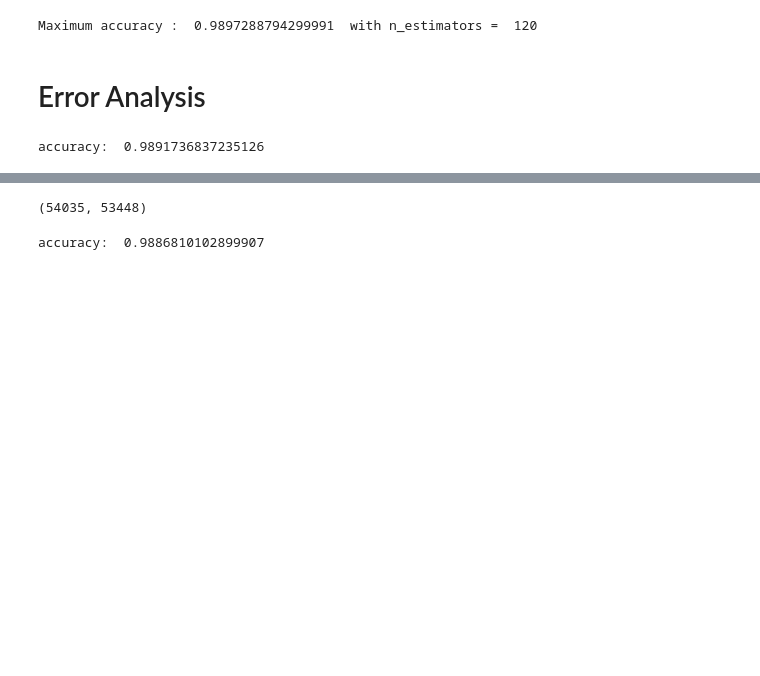
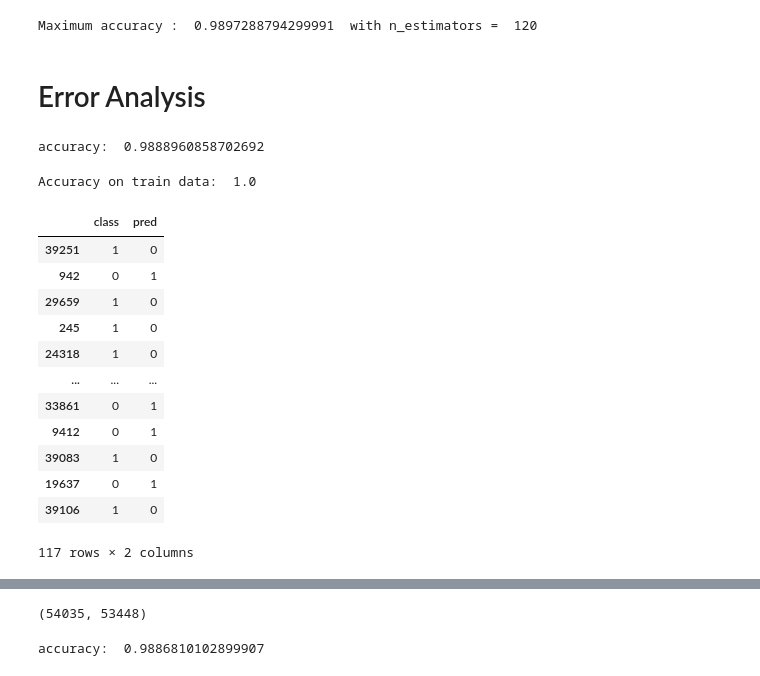
Before and after one commit to hiendamvan/mushroom_edible_classification, a Jupyter notebook: random_forest.ipynb, the cells around one changed output, grey strips where cells are left out. Cells and saved outputs as stored; diff of their text form; code cells hidden in the pictures; blank space fills up the shorter version.

```diff
--- a/random_forest.ipynb
+++ b/random_forest.ipynb
@@ -127,17 +112,37 @@ Maximum accuracy :  0.9897288794299991  with n_estimators =  120
 # %% [markdown]
 # Error Analysis
 # %%
-model = RandomForestClassifier(n_estimators= 120)
+model = RandomForestClassifier(n_estimators= 120, max_depth=20)
 model.fit(x_train, y_train)
 y_pred = model.predict(x_valid)
 print("accuracy: ", metrics.accuracy_score(y_valid, y_pred))
 # %% [output]
-accuracy:  0.9891736837235126
+accuracy:  0.9888960858702692
+# %%
+y_pred = model.predict(x_train)
+print("Accuracy on train data: ", metrics.accuracy_score(y_train, y_pred))
+# %% [output]
+Accuracy on train data:  1.0
 # %%
 y_valid['pred'] = y_pred.tolist()
 # %%
 # get all misclassified indices
 y_valid_miss = y_valid[y_valid['class'] != y_valid['pred']]
+y_valid_miss
+# %% [output]
+|  | class | pred |
+| 39251 | 1 | 0 |
+| 942 | 0 | 1 |
+| 29659 | 1 | 0 |
+| 245 | 1 | 0 |
+| 24318 | 1 | 0 |
+| ... | ... | ... |
+| 33861 | 0 | 1 |
+| 9412 | 0 | 1 |
+| 39083 | 1 | 0 |
+| 19637 | 0 | 1 |
+| 39106 | 1 | 0 |
+117 rows × 2 columns
 # %%
 miss = pd.merge(x_valid, y_valid_miss, left_index=True, right_index=True)
 # %%
```
Also changed, not shown: parts of 7 cells of this notebook.
